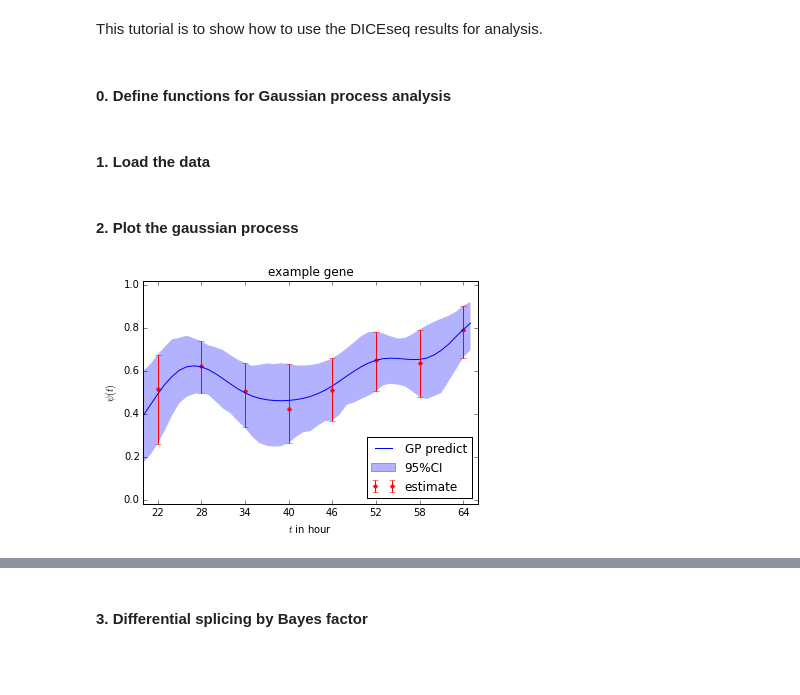
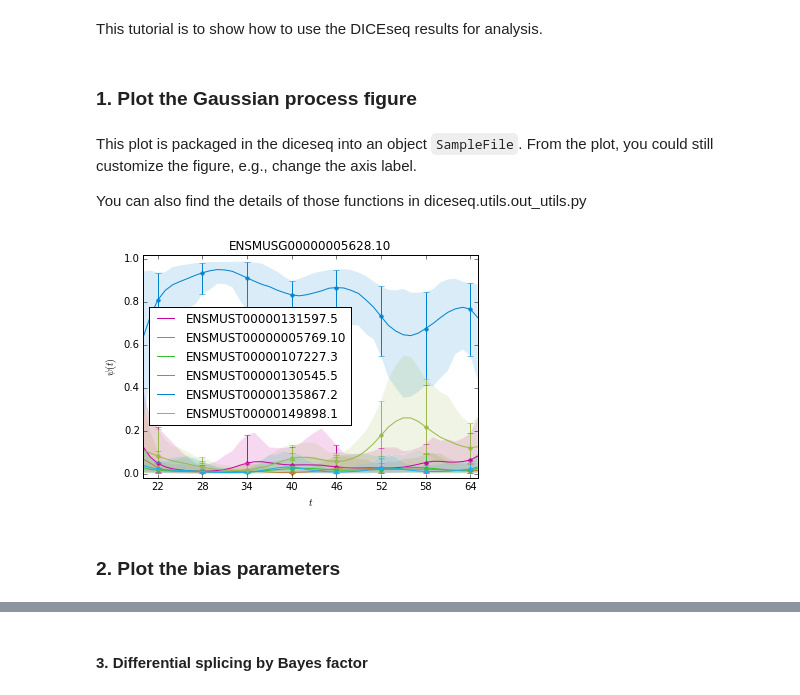
Before and after one commit to huangyh09/diceseq, a Jupyter notebook: tutorials/diceseq_tutorial.ipynb, the cells around one changed output, grey strips where cells are left out. Cells and saved outputs as stored; diff of their text form; code cells hidden in the pictures; blank space fills up the shorter version.

```diff
--- a/tutorials/diceseq_tutorial.ipynb
+++ b/tutorials/diceseq_tutorial.ipynb
@@ -3,4 +3,2 @@
 # %% [markdown]
 This tutorial is to show how to use the DICEseq results for analysis.
-# %% [markdown]
-#### 0. Define functions for Gaussian process analysis
@@ -81,2 +5,2 @@ def YtoPsi(y):
 # %% [markdown]
-#### 1. Load the data
+### 1. Plot the Gaussian process figure
@@ -132,43 +7,31 @@ f.close()
+# %% [markdown]
+This plot is packaged in the diceseq into an object ``SampleFile``. From the plot, you could still customize the figure, e.g., change the axis label.
+
+You can also find the details of those functions in diceseq.utils.out_utils.py
+# %%
+import gzip
+import numpy as np
+import pylab as pl
+import matplotlib
+from diceseq import SampleFile, DiceFile
+% matplotlib inline
+matplotlib.rcParams['pdf.fonttype'] = 42
+matplotlib.rcParams['font.sans-serif'] = "Arial"
+
+# load the data
+dice_file = "../data/out/Liv_joint.dice"
+sample_file = "../data/out/Liv_joint.sample.gz"
+Dice = DiceFile(dice_file)
+Sample = SampleFile(sample_file)
+genes = Sample.gene
+
+# plot the Gaussian process
+fig = pl.figure()
+Sample.GP_visual(genes[1], np.arange(22,70,6), np.arange(20,66,1.0), [3.0, 30])
+fig.set_size_inches(6,4)
+#fig.savefig("../out/test.png", dpi=300, bbox_inches='tight')
+pl.show()
+# %% [output]
+[figure, added]
 # %% [markdown]
-#### 2. Plot the gaussian process
+### 2. Plot the bias parameters
-# %%
-import pylab as pl
-import matplotlib
-% matplotlib inline
-matplotlib.rcParams['pdf.fonttype'] = 42
-matplotlib.rcParams['font.sans-serif'] = "Arial"
-
-i = 753
-
-fig = pl.figure()
-Theta = [3.0, 70]
-X = np.arange(22,70,6)
-xx = np.arange(20,66,1.0)
-
-sample = sample_liv[i,:,0,:].reshape(500,-1)
-psi1s = YtoPsi(sample)
-psi1_95 = get_CI(psi1s)
-psi1_mean = np.mean(psi1s, axis=0)
-yy = GP_sample_predict(Theta, X, np.random.permutation(sample)[:500,:], xx)
-pred_95 = get_CI(YtoPsi(yy))
-pred_mean = np.mean(YtoPsi(yy), axis=0)
-
-psi_err = [psi_mean_liv[i,:]-psi1_95[:,1], psi1_95[:,0]-psi_mean_liv[i,:]]
-pl.errorbar(X, psi_mean_liv[i,:], psi_err, fmt='r.', markersize=7, label=u'estimate')
-pl.plot(xx, pred_mean, 'b-', label="GP predict")
-pl.fill(np.concatenate([xx, xx[::-1]]), np.concatenate([pred_95[:,0], pred_95[:,1][::-1]]),
-        alpha=.3, fc='b', ec='None', label="95%CI")
-
-pl.xlabel('$t$ in hour')
-pl.ylabel('$\psi(t)$')
-pl.ylim(-0.02, 1.02)
-pl.xticks(X,np.arange(22,70,6))
-pl.xlim(20, 66)
-pl.title("example gene")
-pl.legend(loc="best")
-
-fig.set_size_inches(6,4)
-# fig.savefig("out1.pdf", dpi=300, bbox_inches='tight')
-pl.show()
-# %% [output]
-[figure, removed]
```
Also changed, not shown: parts of 5 cells of this notebook, 41 other files.
